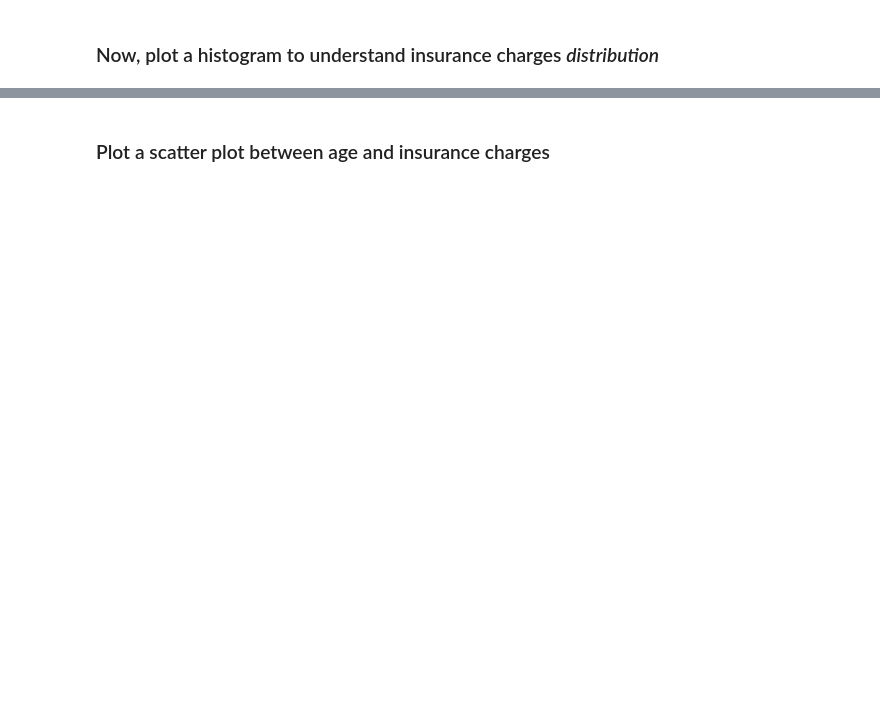
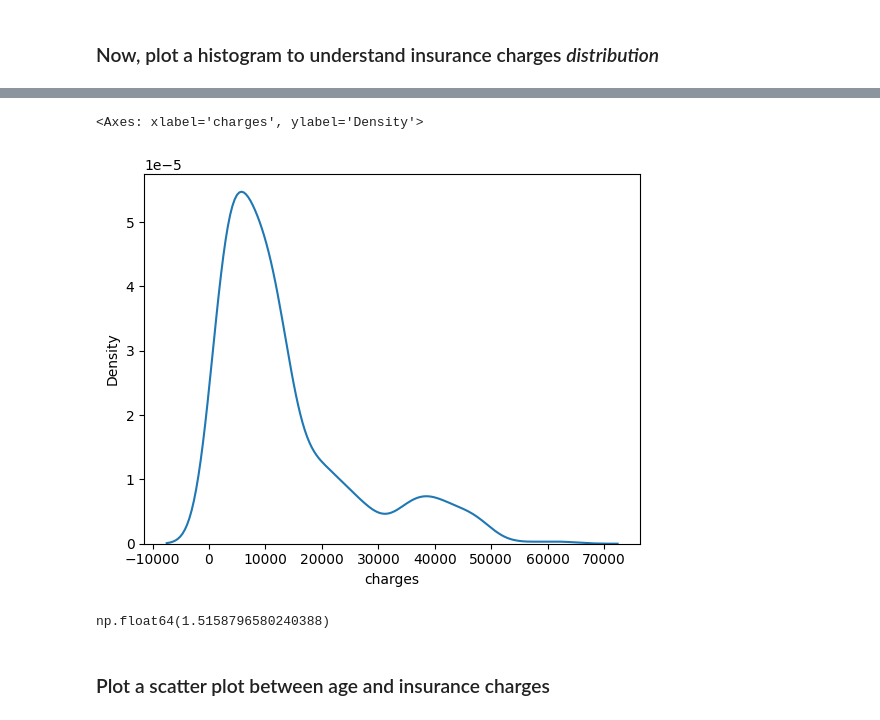
Before and after one commit to paninishah/synapse-learning-phase, a Jupyter notebook: Panini_Synapse_LP_Task2.ipynb, the cells around one changed output, grey strips where cells are left out. Saved outputs shown, nothing was run; the diff lists cells and outputs as text; code cells hidden in the pictures; blank space fills up the shorter version.

```diff
--- a/Panini_Synapse_LP_Task2.ipynb
+++ b/Panini_Synapse_LP_Task2.ipynb
@@ -61,2 +118,11 @@ https://drive.google.com/file/d/1ld8fGZYBi5ytg8b1CcZJvPaXfhVzIhoZ/view?usp=shari
+# %%
+sb.kdeplot(df['charges']) #right tailed
+# %% [output]
+<Axes: xlabel='charges', ylabel='Density'>
+[figure, added]
+# %%
+df['charges'].skew()
+# %% [output]
+np.float64(1.5158796580240388)
 # %% [markdown]
 ### Plot a scatter plot between age and insurance charges
```
Also changed, not shown: parts of 73 cells of this notebook.
